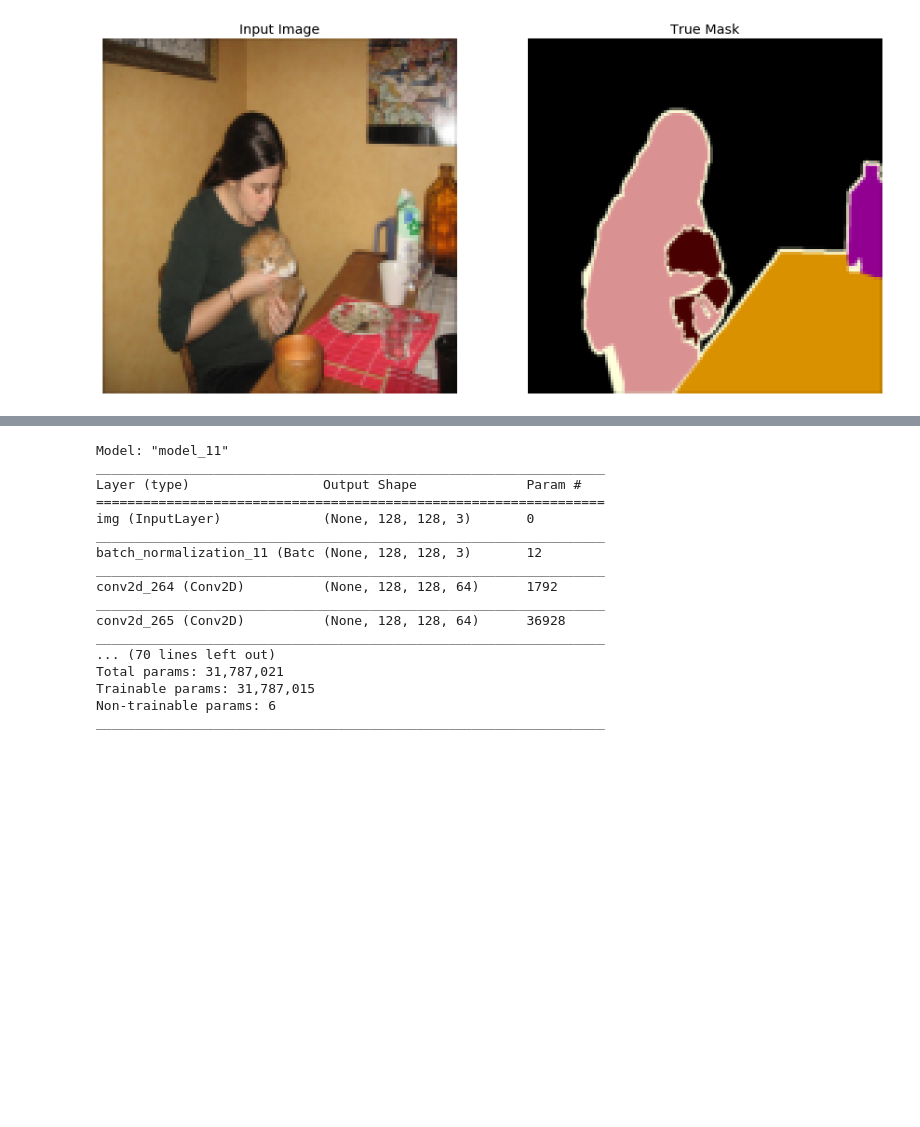
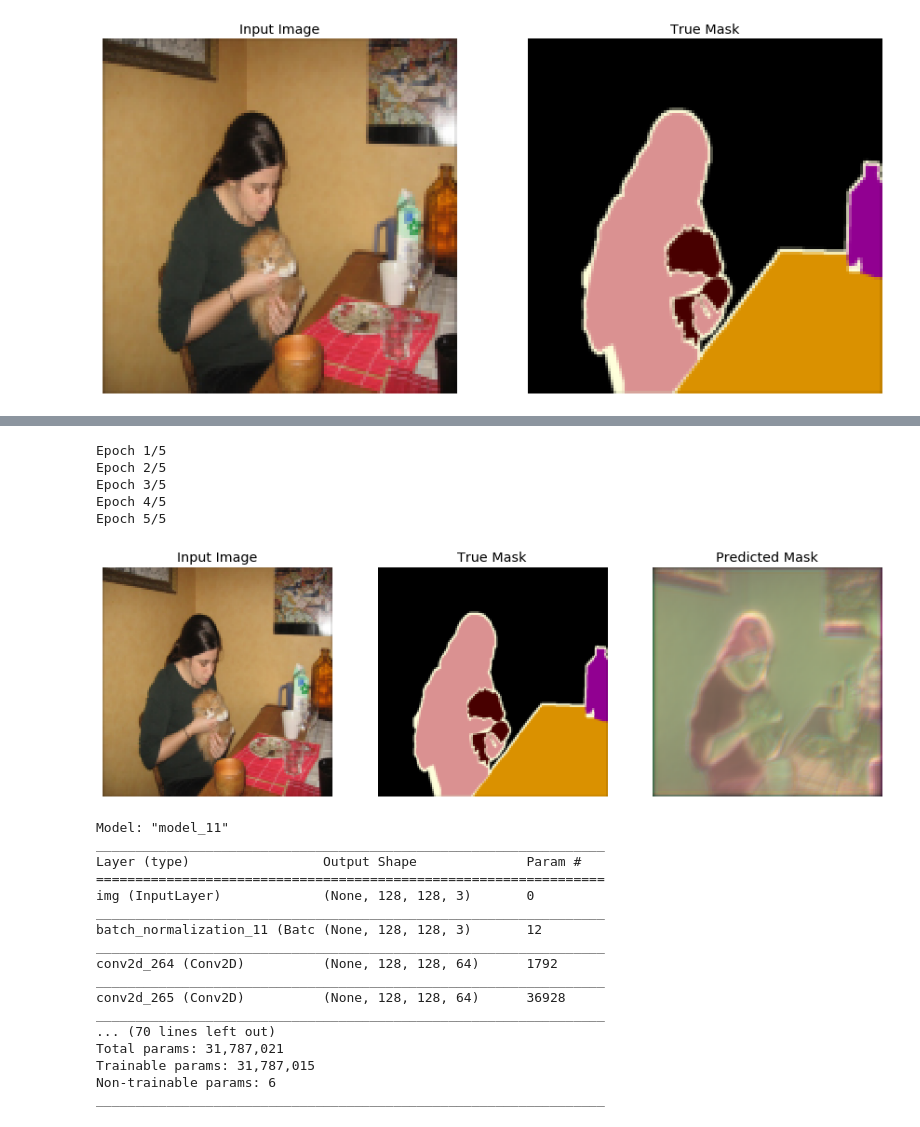
Before and after one commit to puhuk/Paper-Implementation, a Jupyter notebook: Image_Network/SegNet/Segnet_Keras.ipynb, the cells around one changed output, grey strips where cells are left out. Saved outputs shown, nothing was run; the diff lists cells and outputs as text; code cells hidden in the pictures; blank space fills up the shorter version.

```diff
--- a/Image_Network/SegNet/Segnet_Keras.ipynb
+++ b/Image_Network/SegNet/Segnet_Keras.ipynb
@@ -167,3 +170,21 @@ ValueError: Error when checking target: expected conv2d_209 to have shape (128,
+# %%
+EPOCHS = 5
+BATCH_SIZE = 64
+BUFFER_SIZE = 1000
+STEPS_PER_EPOCH = len(X_train) // BATCH_SIZE
+
+model_history = model.fit(X_train, y_train,  epochs=EPOCHS)
+# %% [output]
+Epoch 1/5
+Epoch 2/5
+Epoch 3/5
+Epoch 4/5
+Epoch 5/5
+# %%
+i=10
+display([X_train[i], y_train[i],model.predict(X_train[i].reshape(1,128,128,3)).reshape(128,128,3)*255.0])
+# %% [output]
+[figure, added]
 # %%
 def segnet(input_img, n_classes):
 
```
Also changed, not shown: parts of 11 cells of this notebook.
